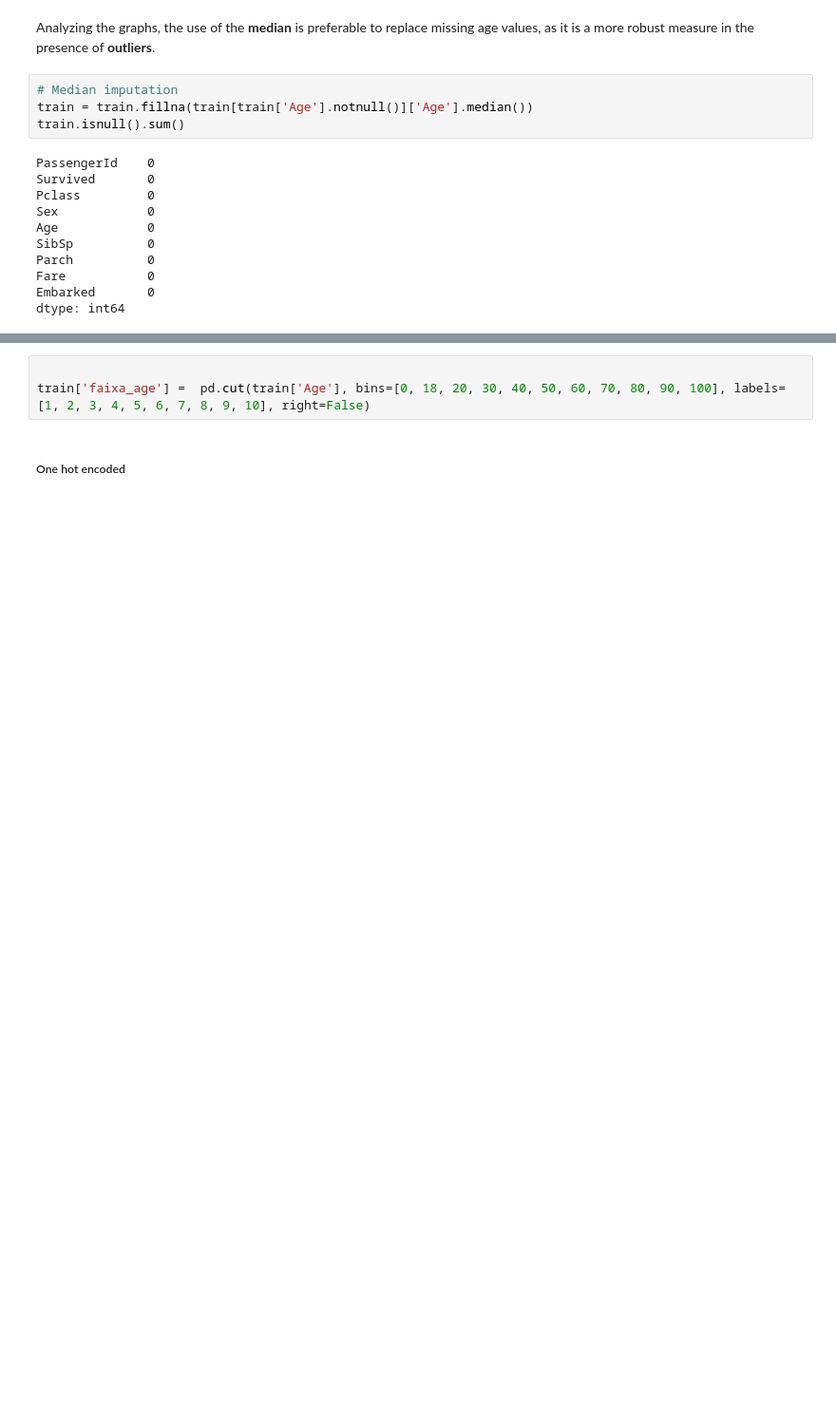
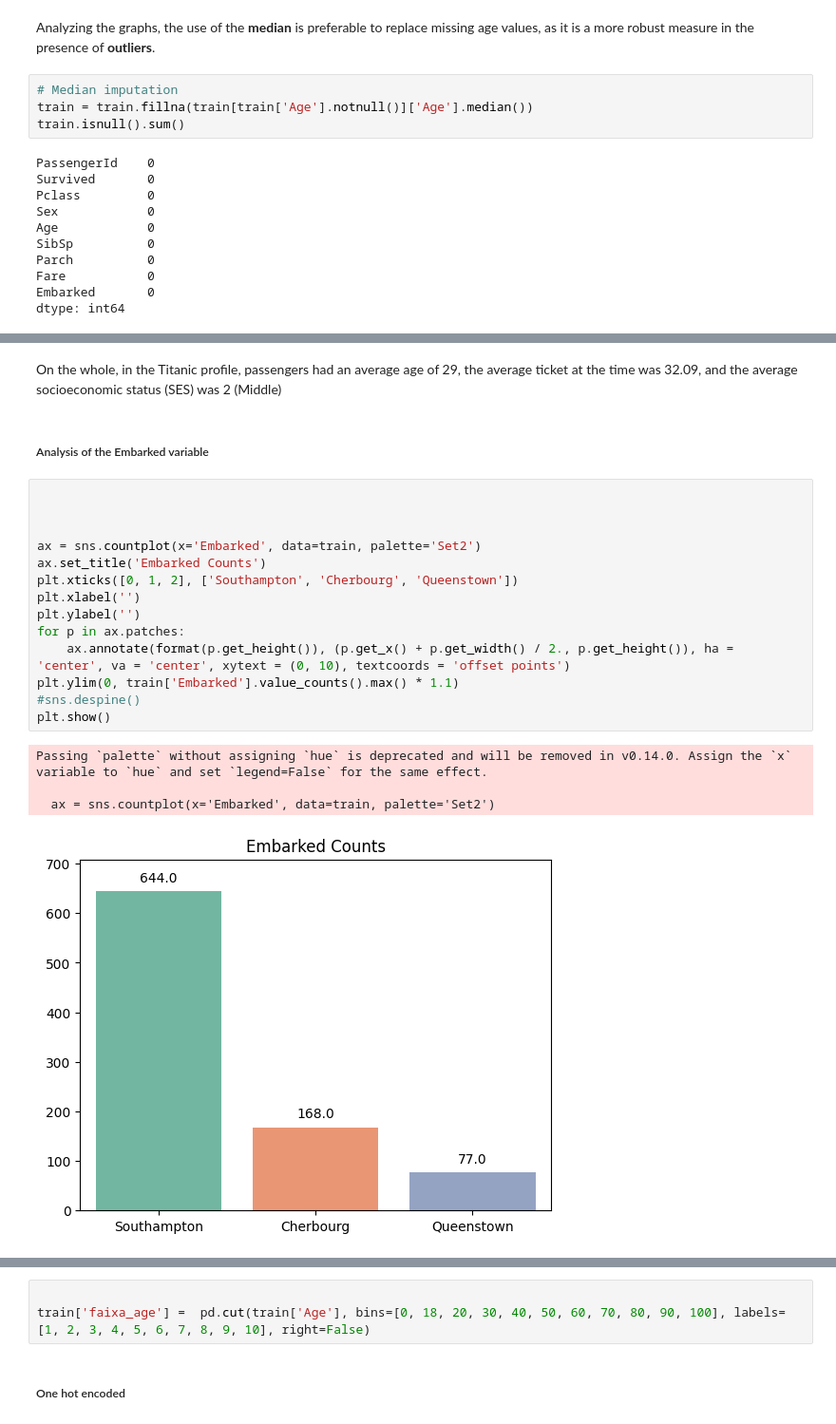
Before and after one commit to maylonleoncio/titanic, a Jupyter notebook: titanic_analysis.ipynb, the cells around one changed output, grey strips where cells are left out. Shown at 95% size. Drawn from its saved outputs; the diff is of its cells as text; blank space fills up the shorter version.

```diff
--- a/titanic_analysis.ipynb
+++ b/titanic_analysis.ipynb
@@ -331,0 +354,23 @@ dtype: int64
+# %% [markdown]
+On the whole, in the Titanic profile, passengers had an average age of 29, the average ticket at the time was 32.09, and the average socioeconomic status (SES) was 2 (Middle)
+# %% [markdown]
+##### Analysis of the Embarked variable
+# %%
+
+
+
+ax = sns.countplot(x='Embarked', data=train, palette='Set2')
+ax.set_title('Embarked Counts')
+plt.xticks([0, 1, 2], ['Southampton', 'Cherbourg', 'Queenstown'])
+plt.xlabel('')
+plt.ylabel('')
+for p in ax.patches:
+    ax.annotate(format(p.get_height()), (p.get_x() + p.get_width() / 2., p.get_height()), ha = 'center', va = 'center', xytext = (0, 10), textcoords = 'offset points')
+plt.ylim(0, train['Embarked'].value_counts().max() * 1.1)
+#sns.despine()
+plt.show()
+# %% [output]
+Passing `palette` without assigning `hue` is deprecated and will be removed in v0.14.0. Assign the `x` variable to `hue` and set `legend=False` for the same effect.
+
+  ax = sns.countplot(x='Embarked', data=train, palette='Set2')
+[figure, added]
```
Also changed, not shown: parts of 14 cells of this notebook.
